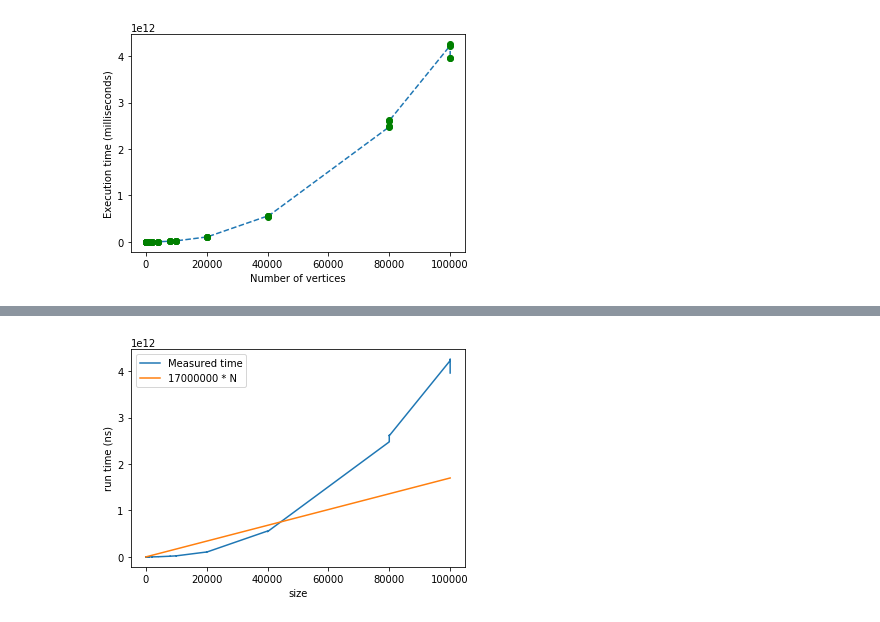
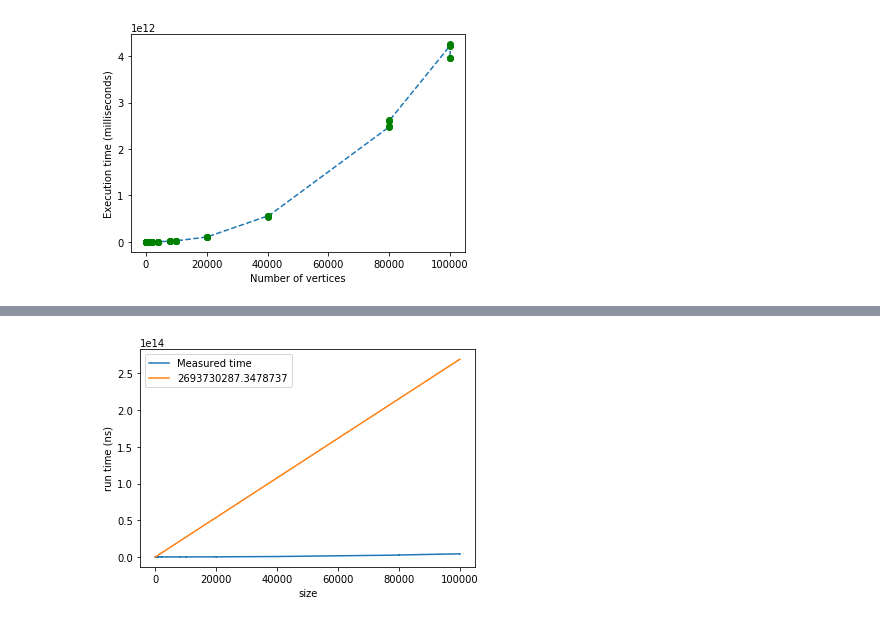
Before and after one commit to nurSaadat/algo2022, a Jupyter notebook: Algorithms_plots.ipynb, the cells around one changed output, grey strips where cells are left out. Saved outputs shown, nothing was run; the diff lists cells and outputs as text; code cells hidden in the pictures.

```diff
--- a/Algorithms_plots.ipynb
+++ b/Algorithms_plots.ipynb
@@ -250,12 +250,12 @@ Size            Time(ns)                        Costant
 # %%
 import matplotlib.pyplot as plt
 
-reference = [17000000 * size for size in list_sizes]
+reference = [c * size for size in list_sizes]
 plt.plot(list_sizes, run_times)
 plt.plot(list_sizes, reference)
-plt.legend(["Measured time", "17000000 * N"])
+plt.legend(["Measured time", c," * N"])
 plt.ylabel('run time (ns)')
 plt.xlabel('size')
 plt.show()
 # %% [output]
-[figure, old version]
+[figure, new version]
```
Also changed, not shown: parts of 1 cell of this notebook.
